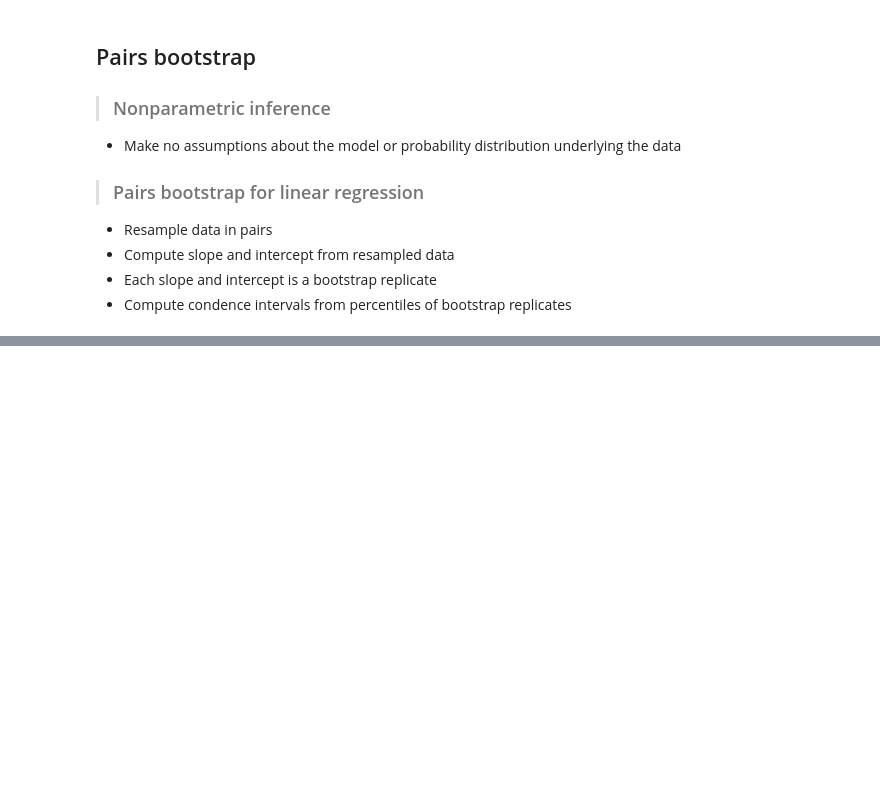
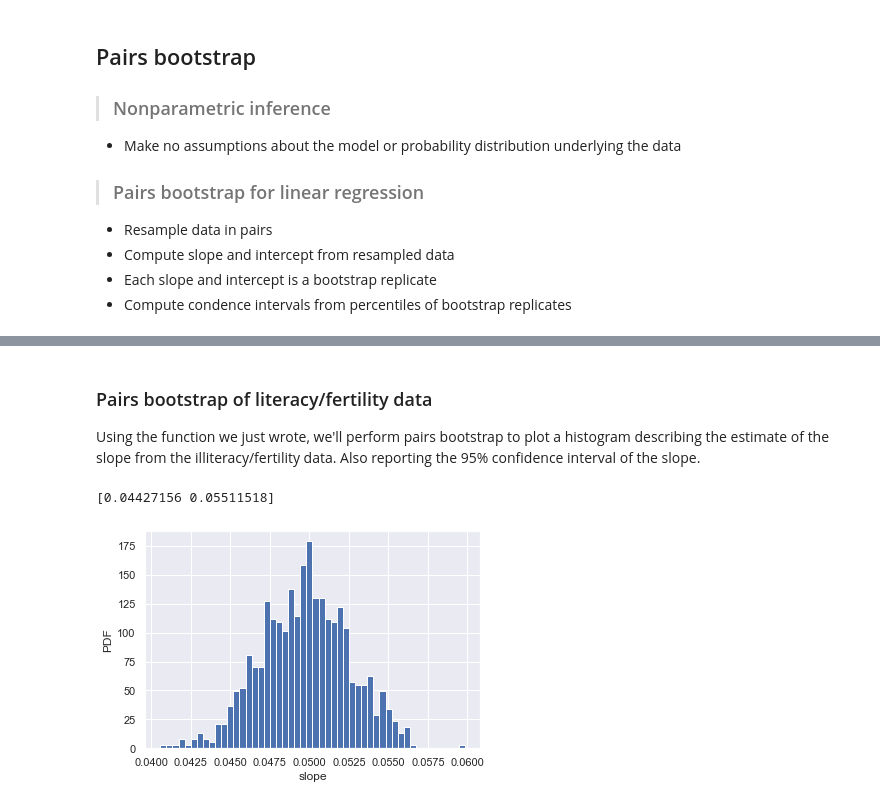
Before and after one commit to VictorOmondi1997/Statistical-Thinking-in-Python-Part-2-, a Jupyter notebook: Statistical Thinking in Python (Part 2).ipynb, the cells around one changed output, grey strips where cells are left out. Cells and saved outputs as stored; diff of their text form; code cells hidden in the pictures; blank space fills up the shorter version.

```diff
--- a/Statistical Thinking in Python (Part 2).ipynb
+++ b/Statistical Thinking in Python (Part 2).ipynb
@@ -566,0 +571,37 @@ plt.show()
+# %%
+def draw_bs_pairs_linreg(x, y, size=1):
+    """Perform pairs bootstrap for linear regression."""
+
+    # Set up array of indices to sample from: inds
+    inds = np.arange(len(x))
+
+    # Initialize replicates: bs_slope_reps, bs_intercept_reps
+    bs_slope_reps = np.empty(size)
+    bs_intercept_reps = np.empty(size)
+
+    # Generate replicates
+    for i in range(size):
+        bs_inds = np.random.choice(inds, size=len(inds))
+        bs_x, bs_y = x[bs_inds], y[bs_inds]
+        bs_slope_reps[i], bs_intercept_reps[i] = np.polyfit(bs_x, bs_y, deg=1)
+
+    return bs_slope_reps, bs_intercept_reps
+# %% [markdown]
+### Pairs bootstrap of literacy/fertility data
+
+Using the function we just wrote, we'll perform pairs bootstrap to plot a histogram describing the estimate of the slope from the illiteracy/fertility data. Also reporting the 95% confidence interval of the slope.
+# %%
+# Generate replicates of slope and intercept using pairs bootstrap
+bs_slope_reps, bs_intercept_reps = draw_bs_pairs_linreg(illiteracy, fertility, size=1000)
+
+# Compute and print 95% CI for slope
+print(np.percentile(bs_slope_reps, [2.5, 97.5]))
+
+# Plot the histogram
+_ = plt.hist(bs_slope_reps, bins=50, density=True)
+_ = plt.xlabel('slope')
+_ = plt.ylabel('PDF')
+plt.show()
+# %% [output]
+[0.04427156 0.05511518]
+[figure, added]
```
Also changed, not shown: parts of 18 cells of this notebook.
